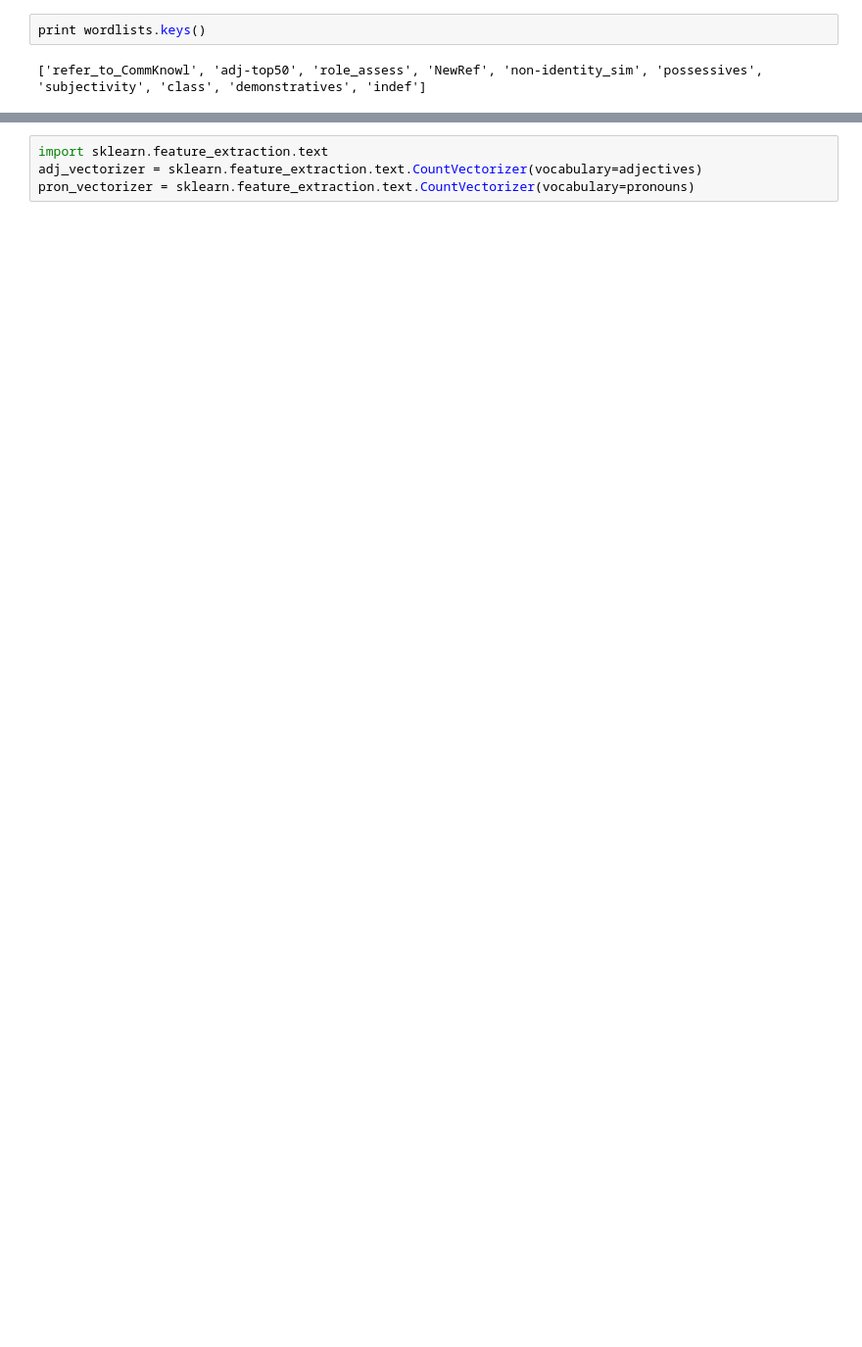
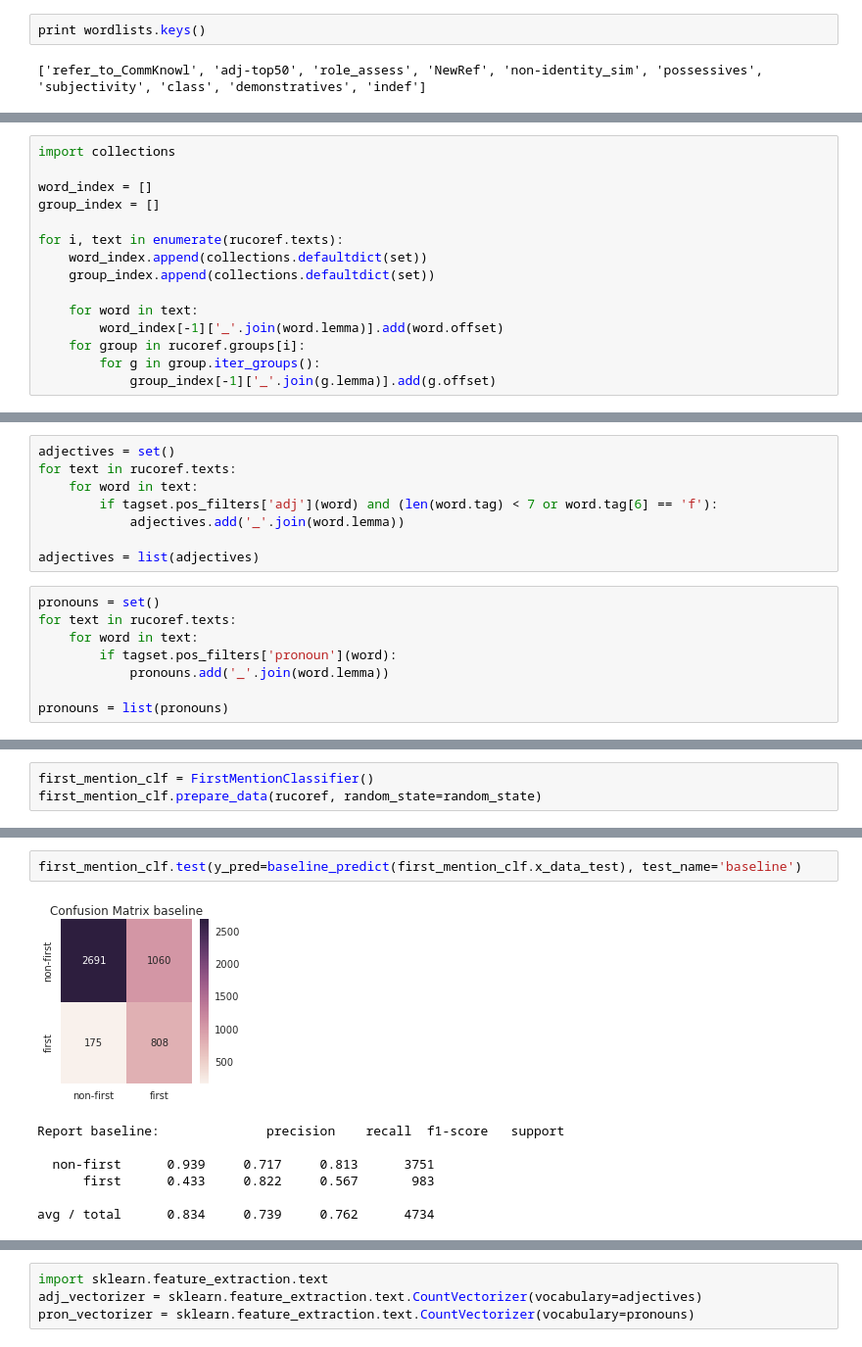
Before and after one commit to max-ionov/rucoref, a Jupyter notebook: notebooks/first-mention.ipynb, the cells around one changed output, grey strips where cells are left out. Shown at 98% size. Cells and saved outputs as stored; diff of their text form; blank space fills up the shorter version.

```diff
--- a/notebooks/first-mention.ipynb
+++ b/notebooks/first-mention.ipynb
@@ -705,0 +100,15 @@ def get_features_binary_no_singletons(feature_zones=('string, struct', 'lists'))
+# %%
+import collections
+
+word_index = []
+group_index = []
+
+for i, text in enumerate(rucoref.texts):
+    word_index.append(collections.defaultdict(set))
+    group_index.append(collections.defaultdict(set))
+
+    for word in text:
+        word_index[-1]['_'.join(word.lemma)].add(word.offset)
+    for group in rucoref.groups[i]:
+        for g in group.iter_groups():
+            group_index[-1]['_'.join(g.lemma)].add(g.offset)
@@ -705,0 +135,16 @@ def get_features_binary_no_singletons(feature_zones=('string, struct', 'lists'))
+# %%
+adjectives = set()
+for text in rucoref.texts:
+    for word in text:
+        if tagset.pos_filters['adj'](word) and (len(word.tag) < 7 or word.tag[6] == 'f'):
+            adjectives.add('_'.join(word.lemma))
+
+adjectives = list(adjectives)
+# %%
+pronouns = set()
+for text in rucoref.texts:
+    for word in text:
+        if tagset.pos_filters['pronoun'](word):
+            pronouns.add('_'.join(word.lemma))
+
+pronouns = list(pronouns)
@@ -705,0 +285,3 @@ def get_features_binary_no_singletons(feature_zones=('string, struct', 'lists'))
+# %%
+first_mention_clf = FirstMentionClassifier()
+first_mention_clf.prepare_data(rucoref, random_state=random_state)
@@ -705,0 +297,10 @@ def get_features_binary_no_singletons(feature_zones=('string, struct', 'lists'))
+# %%
+first_mention_clf.test(y_pred=baseline_predict(first_mention_clf.x_data_test), test_name='baseline')
+# %% [output]
+[figure, added]
+Report baseline:              precision    recall  f1-score   support
+
+  non-first      0.939     0.717     0.813      3751
+      first      0.433     0.822     0.567       983
+
+avg / total      0.834     0.739     0.762      4734
```
Also changed, not shown: parts of 142 cells of this notebook.
